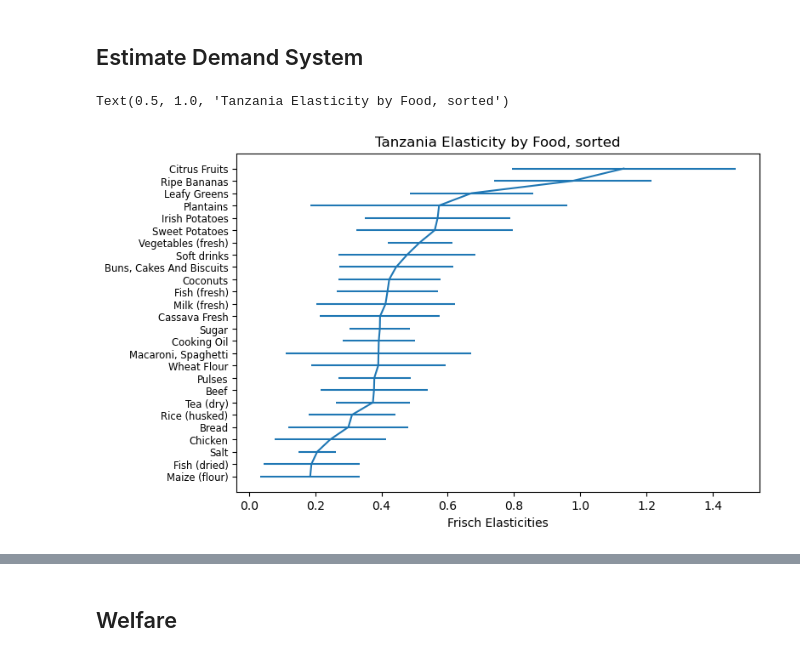
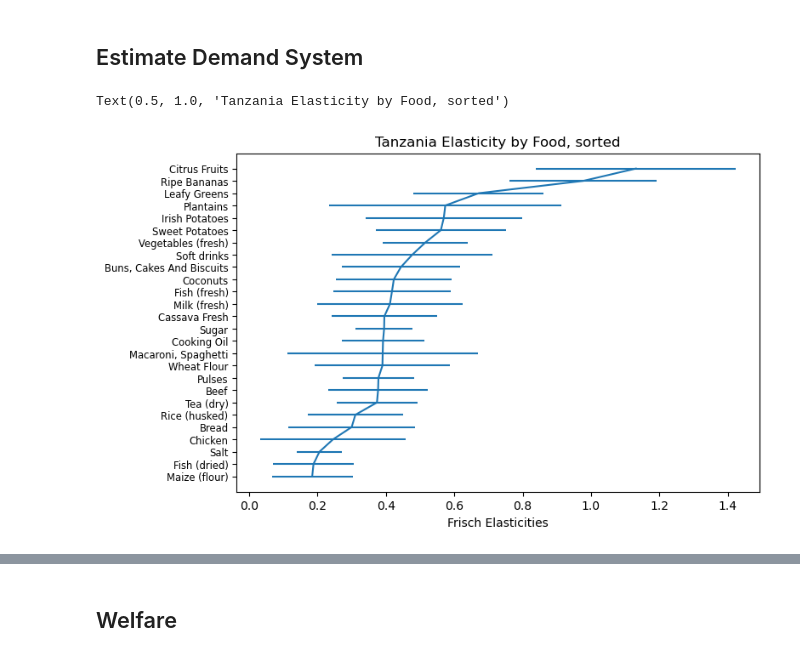
Before and after one commit to malenabuffagni/DavidZilberman, a Jupyter notebook: Basic Estimates/01Basic Estimate.ipynb, the cells around one changed output, grey strips where cells are left out. Drawn from its saved outputs; the diff is of its cells as text; code cells hidden in the pictures.

```diff
--- a/Basic Estimates/01Basic Estimate.ipynb
+++ b/Basic Estimates/01Basic Estimate.ipynb
@@ -203,17 +189,17 @@ result.to_pickle('foo_tanzania.pickle')
 # %%
-result = cfe.read_pickle('foo_tanzania.pickle')
+result = cfe.read_pickle('tanzania.pickle')
 xhat = result.predicted_expenditures()
 
-qhat = (xhat.unstack('j')/p_tanzania).dropna(how='all')
+qhat = (xhat.unstack('j')/p).dropna(how='all')
 
 qhat = qhat.loc[:,qhat.count()>0]
 
-use = fct_tanzania.index.intersection(qhat.columns)
+use = fct.index.intersection(qhat.columns)
 
-nutrients = qhat[use]@fct_tanzania.loc[use,:]
+nutrients = qhat[use]@fct.loc[use,:]
 nutrients.mean()
 
-z = z_tanzania[rdi.columns.tolist()]
+z = h[rdi.columns.tolist()]
 
 hh_rdi = z@rdi.T
 
@@ -274,7 +230,7 @@ result_tanzania = cfe.regression.read_pickle("foo_tanzania.pickle")
 # %%
-result_tanzania.graph_beta()
+result.graph_beta()
 plt.title("Tanzania Elasticity by Food, sorted")
 # %% [output]
 Text(0.5, 1.0, 'Tanzania Elasticity by Food, sorted')
-[figure, old version]
+[figure, new version]
 # %%
```
Also changed, not shown: parts of 36 cells of this notebook, 7 other files.
